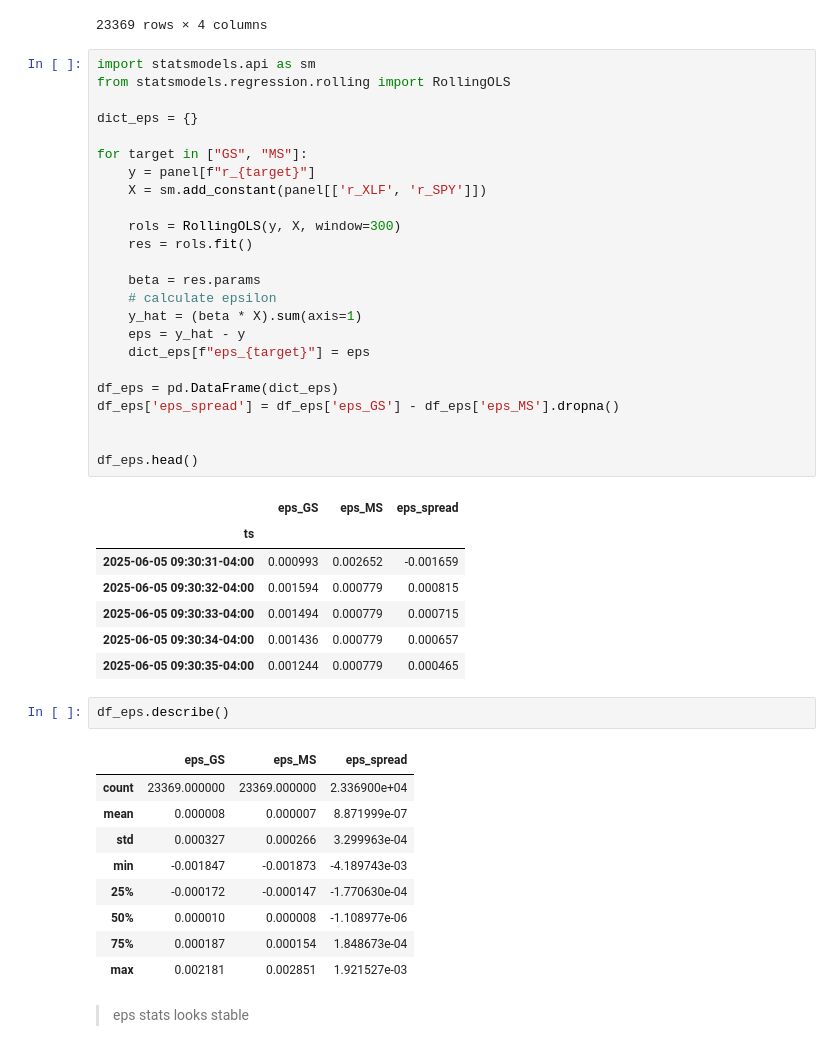
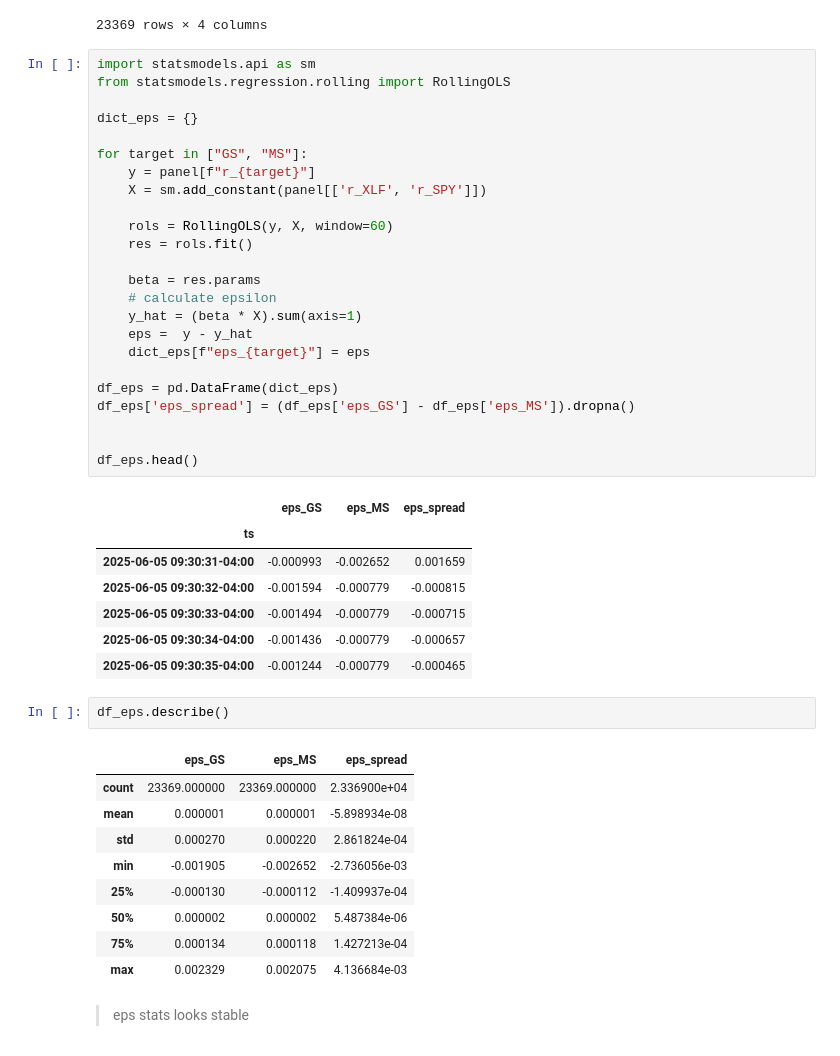
Before and after one commit to choijaewon959/Microstructure-driven-alpha-engine, a Jupyter notebook: analysis/anlaysis.ipynb, the cells around one changed output. Saved outputs shown, nothing was run; the diff lists cells and outputs as text.

```diff
--- a/analysis/anlaysis.ipynb
+++ b/analysis/anlaysis.ipynb
@@ -637,46 +639,46 @@ panel
 # %%
 import statsmodels.api as sm
 from statsmodels.regression.rolling import RollingOLS
 
 dict_eps = {}
 
 for target in ["GS", "MS"]:
     y = panel[f"r_{target}"]
     X = sm.add_constant(panel[['r_XLF', 'r_SPY']])
 
-    rols = RollingOLS(y, X, window=300)
+    rols = RollingOLS(y, X, window=60)
     res = rols.fit()
 
     beta = res.params
     # calculate epsilon
     y_hat = (beta * X).sum(axis=1)
-    eps = y_hat - y
+    eps =  y - y_hat
     dict_eps[f"eps_{target}"] = eps
 
 df_eps = pd.DataFrame(dict_eps)
-df_eps['eps_spread'] = df_eps['eps_GS'] - df_eps['eps_MS'].dropna()
+df_eps['eps_spread'] = (df_eps['eps_GS'] - df_eps['eps_MS']).dropna()
 
 
 df_eps.head()
 # %% [output]
 |  | eps_GS | eps_MS | eps_spread |
 | ts |  |  |  |
-| 2025-06-05 09:30:31-04:00 | 0.000993 | 0.002652 | -0.001659 |
-| 2025-06-05 09:30:32-04:00 | 0.001594 | 0.000779 | 0.000815 |
-| 2025-06-05 09:30:33-04:00 | 0.001494 | 0.000779 | 0.000715 |
-| 2025-06-05 09:30:34-04:00 | 0.001436 | 0.000779 | 0.000657 |
-| 2025-06-05 09:30:35-04:00 | 0.001244 | 0.000779 | 0.000465 |
+| 2025-06-05 09:30:31-04:00 | -0.000993 | -0.002652 | 0.001659 |
+| 2025-06-05 09:30:32-04:00 | -0.001594 | -0.000779 | -0.000815 |
+| 2025-06-05 09:30:33-04:00 | -0.001494 | -0.000779 | -0.000715 |
+| 2025-06-05 09:30:34-04:00 | -0.001436 | -0.000779 | -0.000657 |
+| 2025-06-05 09:30:35-04:00 | -0.001244 | -0.000779 | -0.000465 |
 # %%
 df_eps.describe()
 # %% [output]
 |  | eps_GS | eps_MS | eps_spread |
 | count | 23369.000000 | 23369.000000 | 2.336900e+04 |
-| mean | 0.000008 | 0.000007 | 8.871999e-07 |
-| std | 0.000327 | 0.000266 | 3.299963e-04 |
-| min | -0.001847 | -0.001873 | -4.189743e-03 |
-| 25% | -0.000172 | -0.000147 | -1.770630e-04 |
-| 50% | 0.000010 | 0.000008 | -1.108977e-06 |
-| 75% | 0.000187 | 0.000154 | 1.848673e-04 |
-| max | 0.002181 | 0.002851 | 1.921527e-03 |
+| mean | 0.000001 | 0.000001 | -5.898934e-08 |
+| std | 0.000270 | 0.000220 | 2.861824e-04 |
+| min | -0.001905 | -0.002652 | -2.736056e-03 |
+| 25% | -0.000130 | -0.000112 | -1.409937e-04 |
+| 50% | 0.000002 | 0.000002 | 5.487384e-06 |
+| 75% | 0.000134 | 0.000118 | 1.427213e-04 |
+| max | 0.002329 | 0.002075 | 4.136684e-03 |
 # %% [markdown]
 > eps stats looks stable
```
Also changed, not shown: parts of 6 cells of this notebook.
